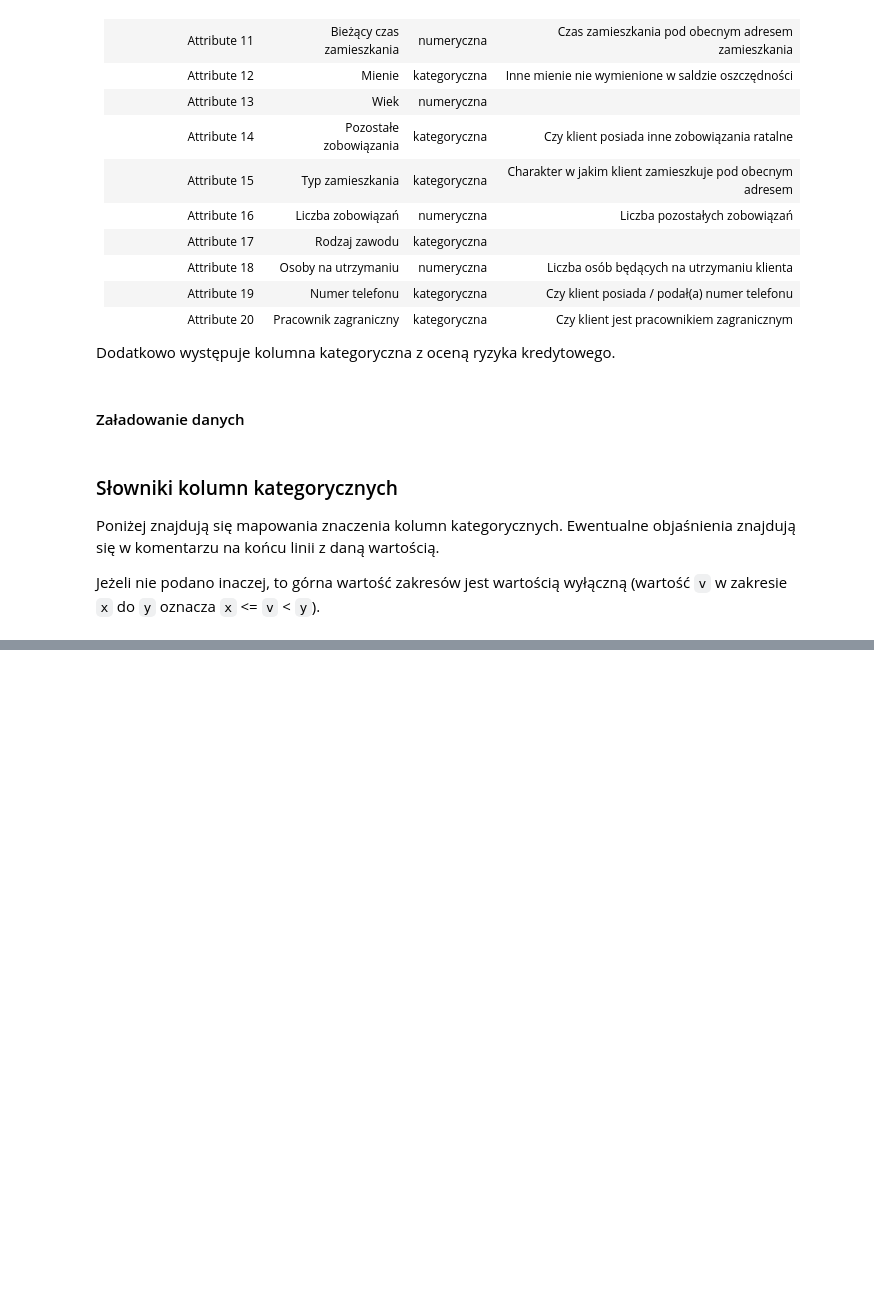
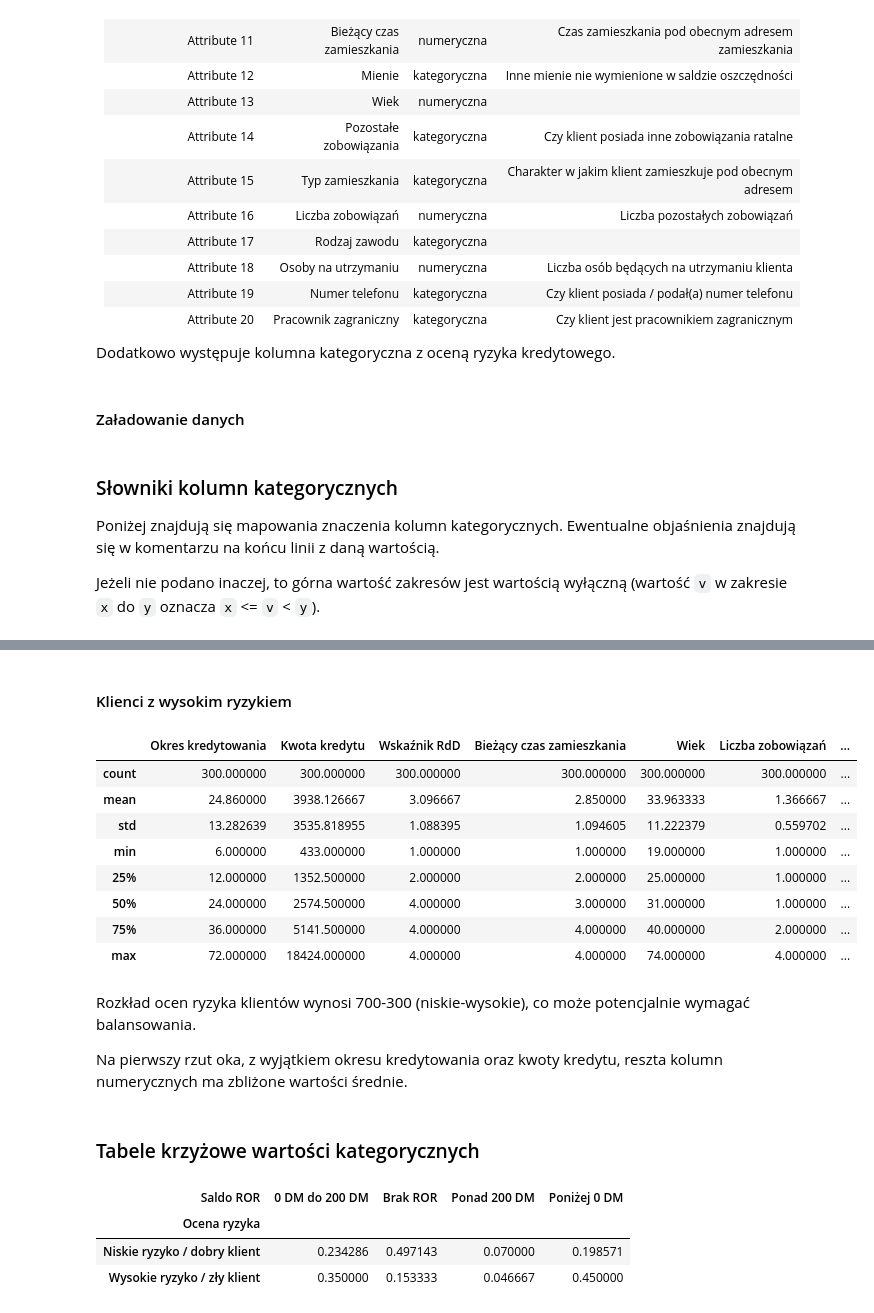
Before and after one commit to ScheiBig/Analiza-Danych, a Jupyter notebook: projekt_241204.ipynb, the cells around one changed output, grey strips where cells are left out. Drawn from its saved outputs; the diff is of its cells as text; code cells hidden in the pictures; blank space fills up the shorter version.

```diff
--- a/projekt_241204.ipynb
+++ b/projekt_241204.ipynb
@@ -186,0 +230,36 @@ data["Ocena ryzyka"] = data["Ocena ryzyka"].map({
+# %% [markdown]
+#### Klienci z wysokim ryzykiem
+# %%
+data[data["Ocena ryzyka"] == "Wysokie ryzyko / zły klient"].select_dtypes("int").describe()
+# %% [output]
+|  | Okres kredytowania | Kwota kredytu | Wskaźnik RdD | Bieżący czas zamieszkania | Wiek | Liczba zobowiązań | ... |
+| count | 300.000000 | 300.000000 | 300.000000 | 300.000000 | 300.000000 | 300.000000 | ... |
+| mean | 24.860000 | 3938.126667 | 3.096667 | 2.850000 | 33.963333 | 1.366667 | ... |
+| std | 13.282639 | 3535.818955 | 1.088395 | 1.094605 | 11.222379 | 0.559702 | ... |
+| min | 6.000000 | 433.000000 | 1.000000 | 1.000000 | 19.000000 | 1.000000 | ... |
+| 25% | 12.000000 | 1352.500000 | 2.000000 | 2.000000 | 25.000000 | 1.000000 | ... |
+| 50% | 24.000000 | 2574.500000 | 4.000000 | 3.000000 | 31.000000 | 1.000000 | ... |
+| 75% | 36.000000 | 5141.500000 | 4.000000 | 4.000000 | 40.000000 | 2.000000 | ... |
+| max | 72.000000 | 18424.000000 | 4.000000 | 4.000000 | 74.000000 | 4.000000 | ... |
+# %% [markdown]
+Rozkład ocen ryzyka klientów wynosi 700-300 (niskie-wysokie), co może potencjalnie wymagać balansowania.
+
+Na pierwszy rzut oka, z wyjątkiem okresu kredytowania oraz kwoty kredytu, reszta kolumn numerycznych ma zbliżone wartości średnie.
+# %% [markdown]
+### Tabele krzyżowe wartości kategorycznych
+# %%
+def get_crosstab(col):
+	return pd.crosstab(
+		data["Ocena ryzyka"],
+		data[col],
+		normalize="index"
+	).style.background_gradient(
+		axis= None,
+		cmap= "pink",
+	)
+get_crosstab("Saldo ROR")
+# %% [output]
+| Saldo ROR | 0 DM do 200 DM | Brak ROR | Ponad 200 DM | Poniżej 0 DM |
+| Ocena ryzyka |  |  |  |  |
+| Niskie ryzyko / dobry klient | 0.234286 | 0.497143 | 0.070000 | 0.198571 |
+| Wysokie ryzyko / zły klient | 0.350000 | 0.153333 | 0.046667 | 0.450000 |
```
Also changed, not shown: parts of 28 cells of this notebook.
